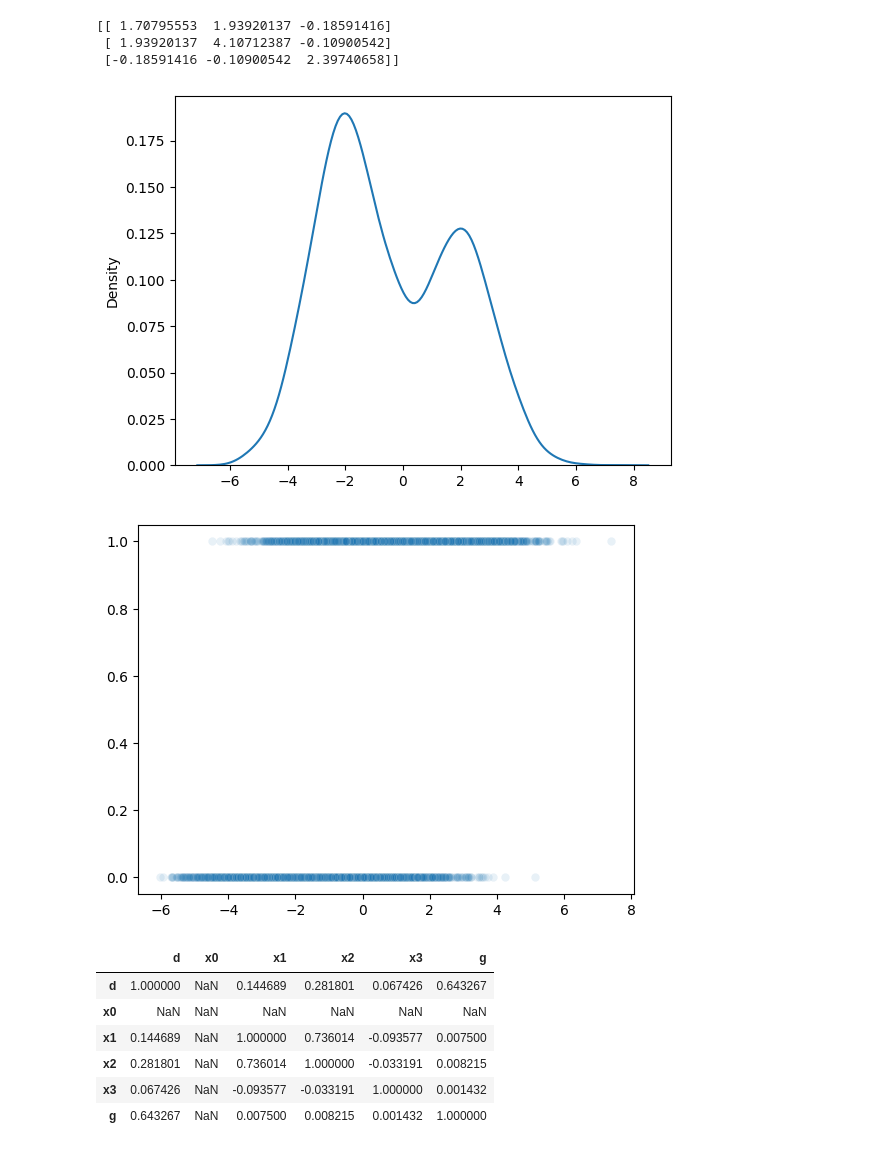
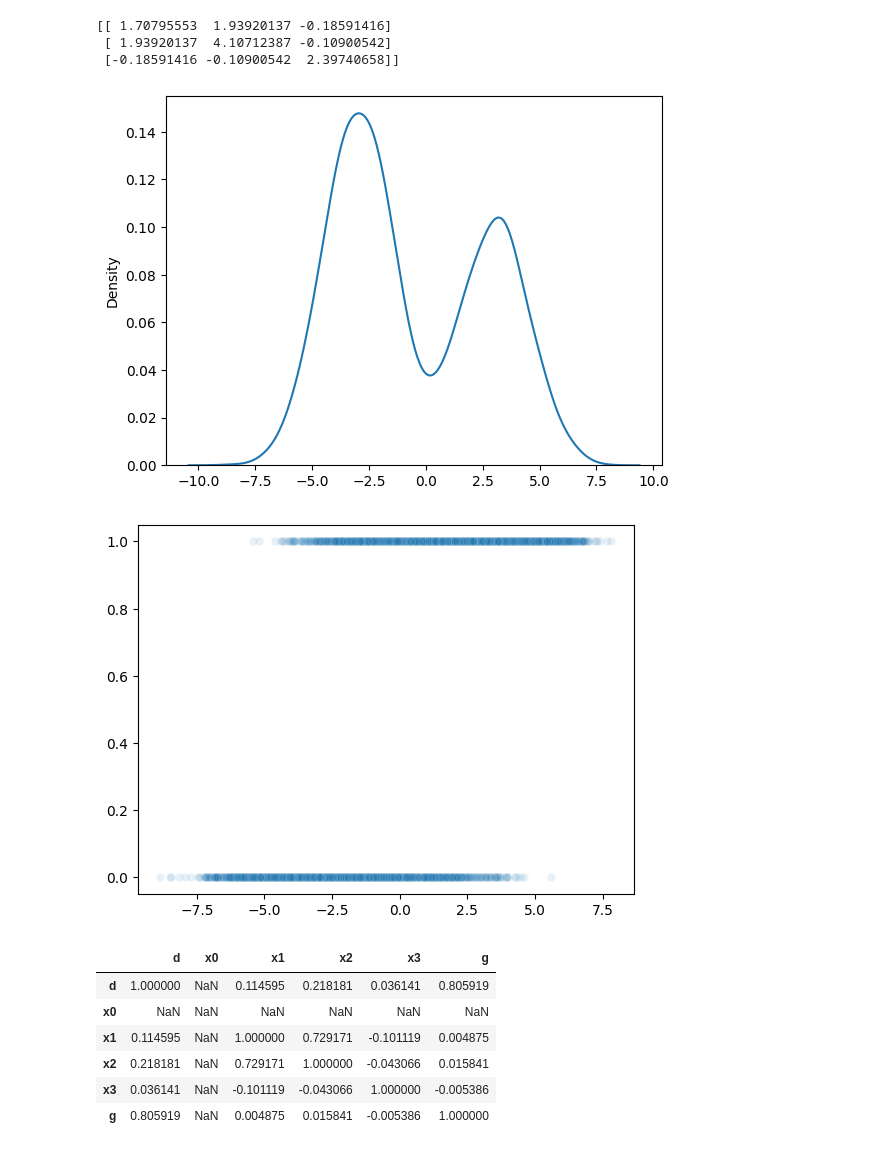
Before and after one commit to trobjohn/clbrn, a Jupyter notebook: _d.ipynb, the cells around one changed output. Drawn from its saved outputs; the diff is of its cells as text; code cells hidden in the pictures.

Commit message:
edit plots

```diff
--- a/_d.ipynb
+++ b/_d.ipynb
@@ -61,47 +61,47 @@ mix = .6
 grp = (rng.uniform(size=N) > mix).astype('int')
 
 ## Model:
-wedge = 2
+wedge = 3
 bias_0 = - wedge
 bias_1 = wedge
 bias = grp*bias_1 + (1-grp)*bias_0
-slopes = 1.5*np.array([-.25,.5,.1])
+slopes = 1.8*np.array([-.25,.5,.1])
 sigma = .5
 
 ## Logistic model:
 y_star = bias + X@slopes # Latent index
 p_0 = 1/(1+np.exp(-y_star)) # Actual probabilities
 p_1 = 1-p_0
 d = ( p_0 > rng.uniform(low=0,high=1,size=N) ).astype(int) # Discrete outcomes
 
 sns.kdeplot(x=y_star)
 plt.show()
 
 sns.scatterplot(y=d,x=y_star,alpha=.1)
 plt.show()
 
 df = pd.DataFrame({'d':d,
                       'x0':np.ones(N),
                        'x1':X[:,0],
                         'x2':X[:,1],
                          'x3':X[:,2],
                           'g':grp, })
 
 
 df.corr()
 # %% [output]
 [[ 1.70795553  1.93920137 -0.18591416]
  [ 1.93920137  4.10712387 -0.10900542]
  [-0.18591416 -0.10900542  2.39740658]]
-[figure, old version]
+[figure, new version]
-[figure, old version]
+[figure, new version]
 |  | d | x0 | x1 | x2 | x3 | g |
-| d | 1.000000 | NaN | 0.144689 | 0.281801 | 0.067426 | 0.643267 |
+| d | 1.000000 | NaN | 0.114595 | 0.218181 | 0.036141 | 0.805919 |
 | x0 | NaN | NaN | NaN | NaN | NaN | NaN |
-| x1 | 0.144689 | NaN | 1.000000 | 0.736014 | -0.093577 | 0.007500 |
-| x2 | 0.281801 | NaN | 0.736014 | 1.000000 | -0.033191 | 0.008215 |
-| x3 | 0.067426 | NaN | -0.093577 | -0.033191 | 1.000000 | 0.001432 |
-| g | 0.643267 | NaN | 0.007500 | 0.008215 | 0.001432 | 1.000000 |
+| x1 | 0.114595 | NaN | 1.000000 | 0.729171 | -0.101119 | 0.004875 |
+| x2 | 0.218181 | NaN | 0.729171 | 1.000000 | -0.043066 | 0.015841 |
+| x3 | 0.036141 | NaN | -0.101119 | -0.043066 | 1.000000 | -0.005386 |
+| g | 0.805919 | NaN | 0.004875 | 0.015841 | -0.005386 | 1.000000 |
 # %%
 ## Logistic version of calibration
 
```
Also changed, not shown: parts of 8 cells of this notebook.
